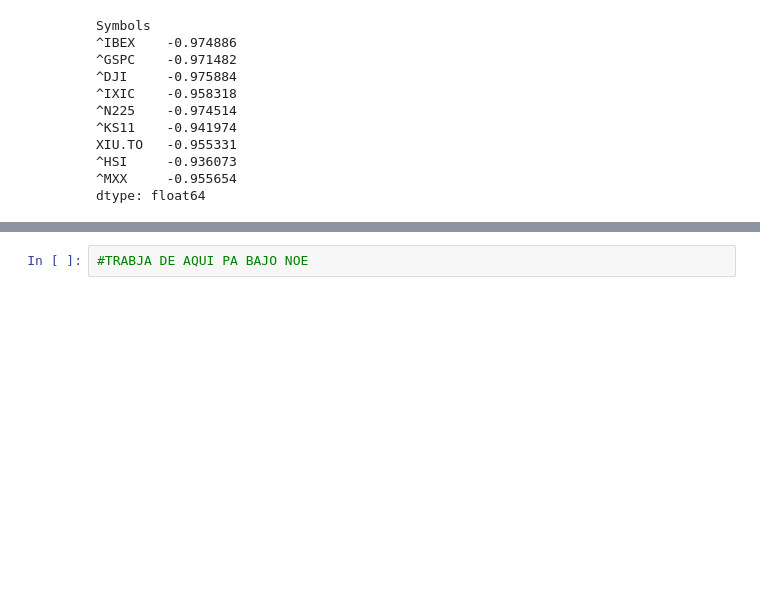
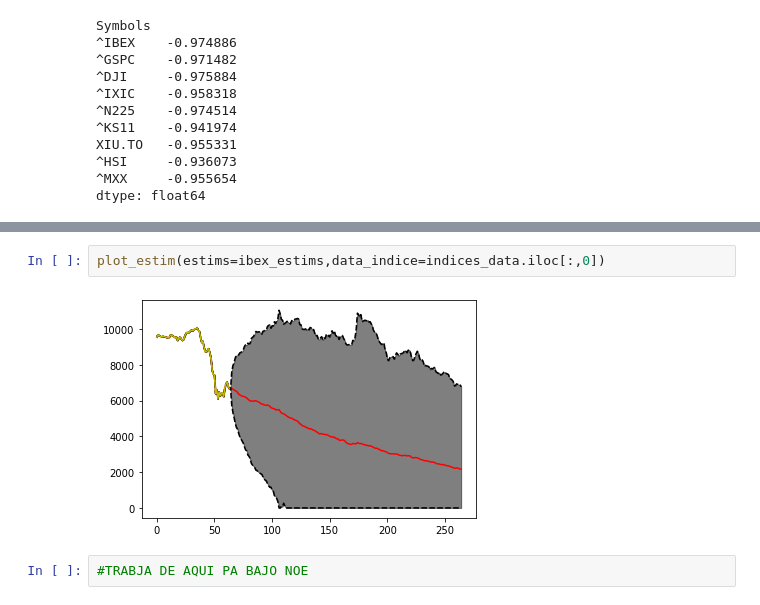
Before and after one commit to douglasparism/Proyecto_SIMFIN, a Jupyter notebook: Proyecto_PT - II-Copy1.ipynb, the cells around one changed output, grey strips where cells are left out. Cells and saved outputs as stored; diff of their text form; blank space fills up the shorter version.

```diff
--- a/Proyecto_PT - II-Copy1.ipynb
+++ b/Proyecto_PT - II-Copy1.ipynb
@@ -391,3 +413,7 @@ random_sorted_index_rend
+# %%
+plot_estim(estims=ibex_estims,data_indice=indices_data.iloc[:,0])
+# %% [output]
+[figure, added]
 # %%
 #TRABJA DE AQUI PA BAJO NOE
 # %% [markdown]
```
Also changed, not shown: parts of 15 cells of this notebook.
